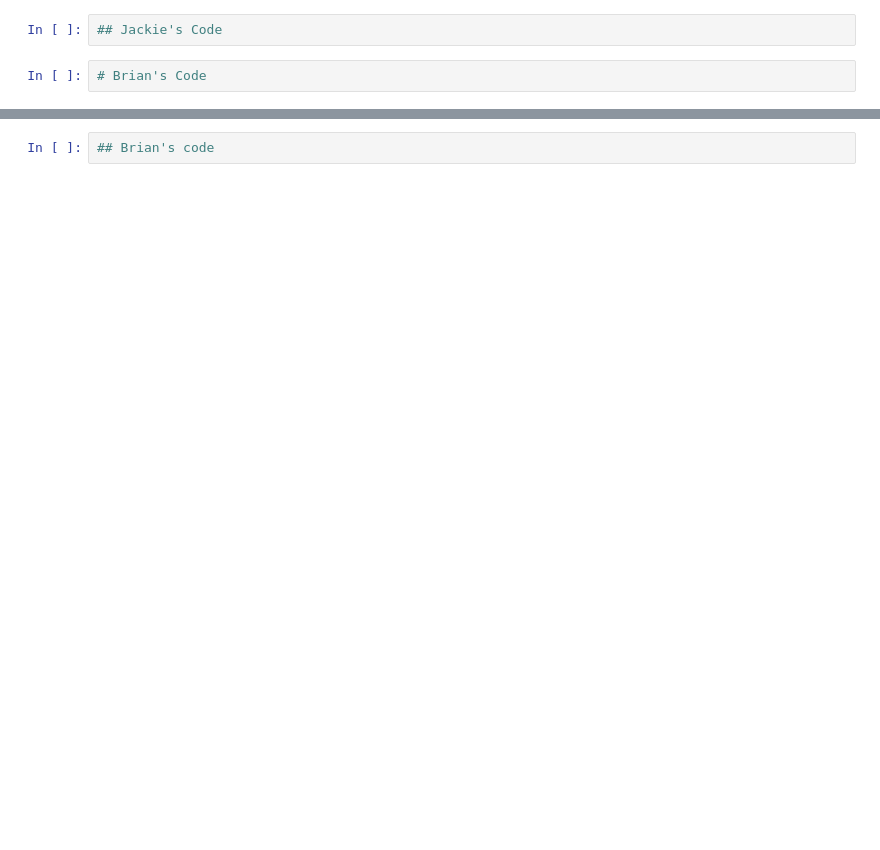
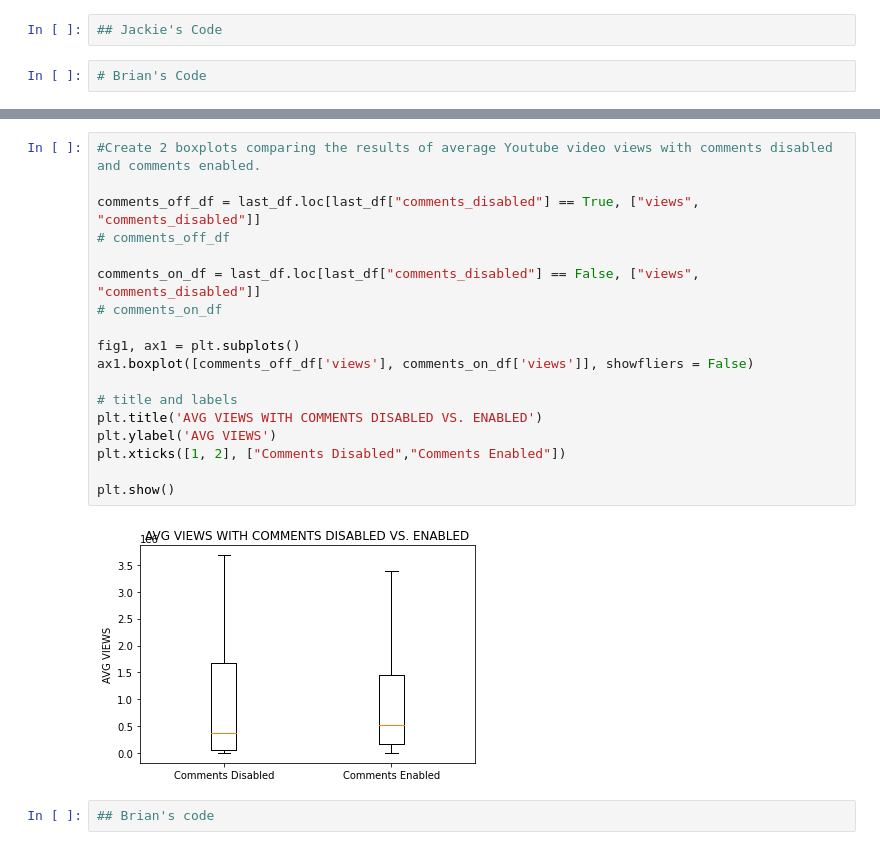
Before and after one commit to JacquelineMeyer1000/Project1_Group3, a Jupyter notebook: Group3_YouTube.ipynb, the cells around one changed output, grey strips where cells are left out. Saved outputs shown, nothing was run; the diff lists cells and outputs as text; blank space fills up the shorter version.

```diff
--- a/Group3_YouTube.ipynb
+++ b/Group3_YouTube.ipynb
@@ -245,2 +292,22 @@ plt.show()
+# %%
+#Create 2 boxplots comparing the results of average Youtube video views with comments disabled and comments enabled.
+
+comments_off_df = last_df.loc[last_df["comments_disabled"] == True, ["views", "comments_disabled"]]
+# comments_off_df
+
+comments_on_df = last_df.loc[last_df["comments_disabled"] == False, ["views", "comments_disabled"]]
+# comments_on_df
+
+fig1, ax1 = plt.subplots()
+ax1.boxplot([comments_off_df['views'], comments_on_df['views']], showfliers = False)
+
+# title and labels
+plt.title('AVG VIEWS WITH COMMENTS DISABLED VS. ENABLED')
+plt.ylabel('AVG VIEWS')
+plt.xticks([1, 2], ["Comments Disabled","Comments Enabled"])
+
+plt.show()
+# %% [output]
+[figure, added]
 # %%
 ## Brian's code
```
Also changed, not shown: parts of 7 cells of this notebook.
